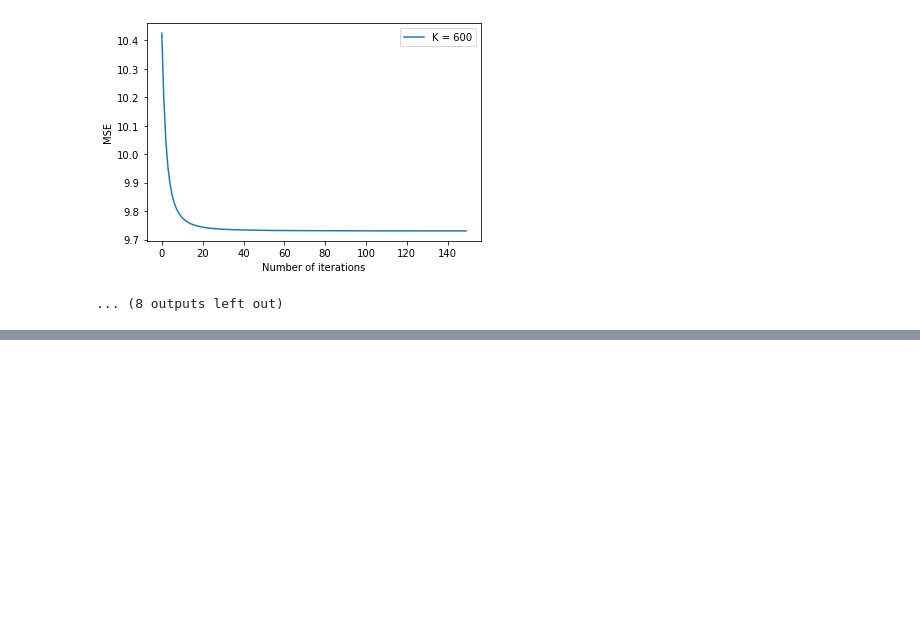
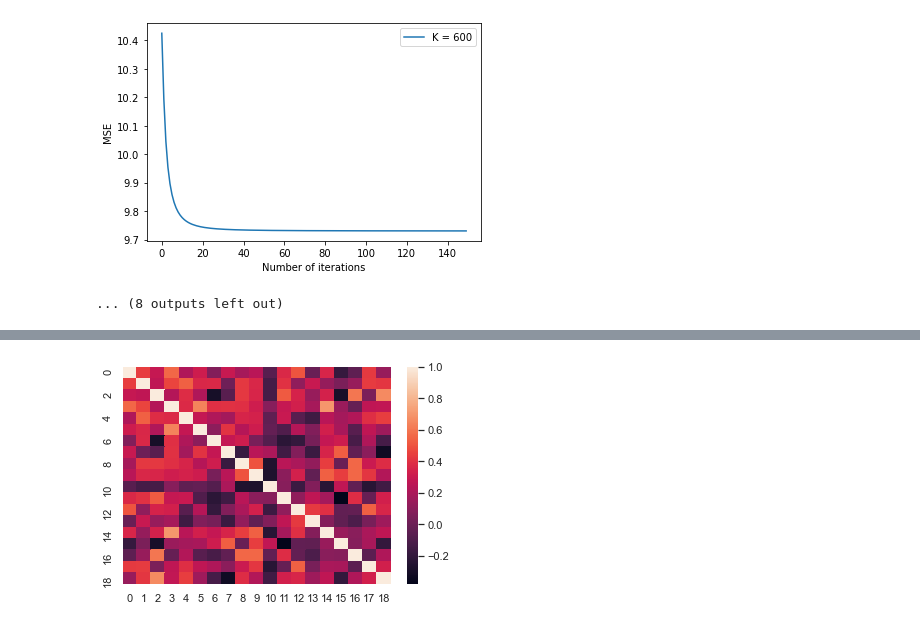
Before and after one commit to Shahriar1212/Soft-Computing, a Jupyter notebook: Matrix Factorization/170104030.ipynb, the cells around one changed output, grey strips where cells are left out. Cells and saved outputs as stored; diff of their text form; code cells hidden in the pictures; blank space fills up the shorter version.

```diff
--- a/Matrix Factorization/170104030.ipynb
+++ b/Matrix Factorization/170104030.ipynb
@@ -161,0 +175,15 @@ Average loss (for k=600) is 9.748756654145646
+# %%
+with open('Matrix_U.npy', 'rb') as f:
+    U = np.load(f)
+
+with open('Matrix_V.npy', 'rb') as f:
+    V = np.load(f)
+# %%
+from sklearn.metrics.pairwise import cosine_similarity
+cosine_similarity_of_U = cosine_similarity(U[1:20, 1:20])
+cosine_similarity_of_V = cosine_similarity(V[1:20, 1:20])
+# %%
+import seaborn as sns; sns.set_theme()
+ax1 = sns.heatmap(cosine_similarity_of_U)
+# %% [output]
+[figure, added]
```
Also changed, not shown: parts of 5 cells of this notebook.
